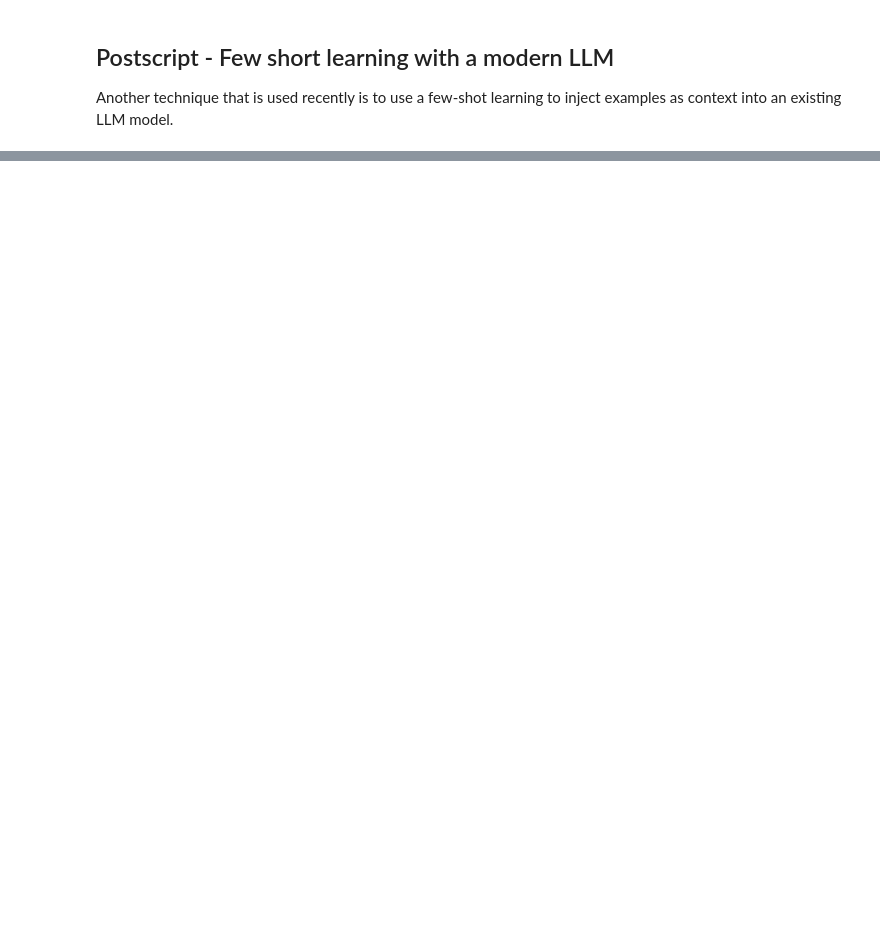
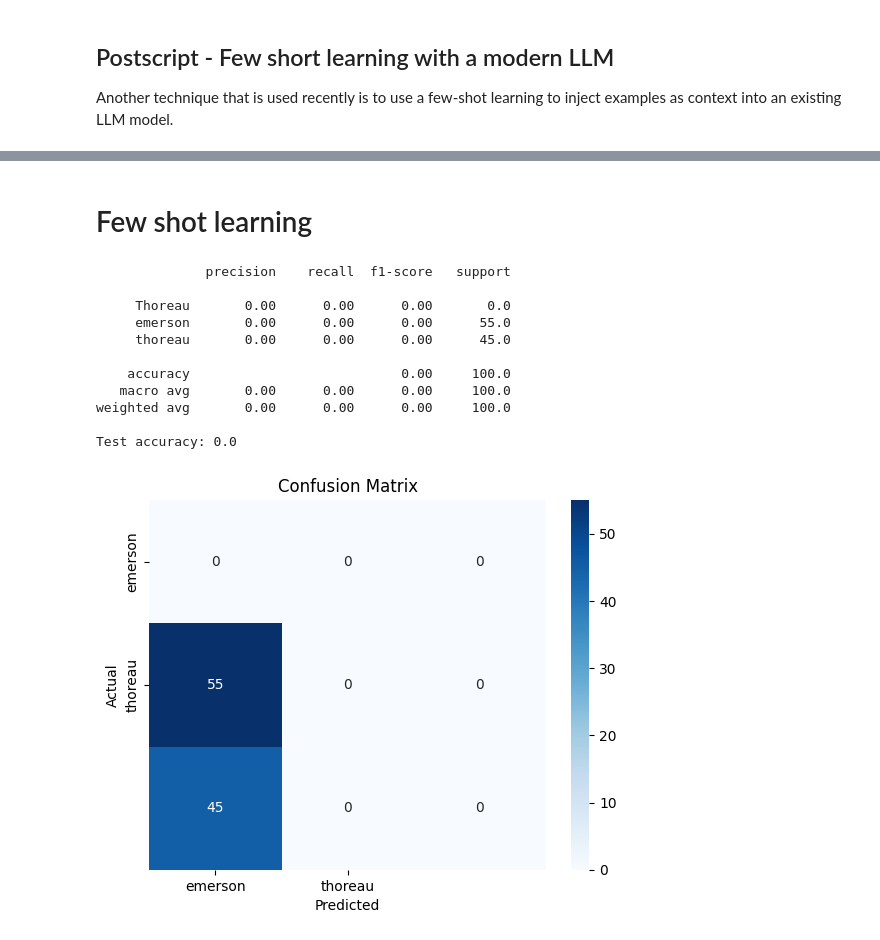
Before and after one commit to ranton256/classifying_concord, a Jupyter notebook: supervised_ML_identify_author.ipynb, the cells around one changed output, grey strips where cells are left out. Saved outputs shown, nothing was run; the diff lists cells and outputs as text; code cells hidden in the pictures; blank space fills up the shorter version.

```diff
--- a/supervised_ML_identify_author.ipynb
+++ b/supervised_ML_identify_author.ipynb
@@ -692,0 +1223,2 @@ for cnt, (idx, sample) in enumerate(samples.iterrows()):
+# %%
+few_shot_hypothesis = 'This text was authored by Ralph Waldo Emerson, and not by Henry David Thoreau'
@@ -692,0 +1236,11 @@ for cnt, (idx, sample) in enumerate(samples.iterrows()):
+# %%
+# Few shot, using our prompt and the examples.
+def few_shot_classify_text(text, true_class_label, false_class_label, hypothesis):
+    prompt_text = generate_prompt(text, true_class_label, false_class_label)
+
+    predicted_probability = zero_shot_classify(
+      prompt_text,
+      hypothesis,
+      model, tokenizer)
+    label = true_class_label if predicted_probability > 0.5 else false_class_label
+    return label, predicted_probability
@@ -692,0 +1316,31 @@ for cnt, (idx, sample) in enumerate(samples.iterrows()):
+# %%
+# TODO: we are overrunning our max tokens by quite a lot for this model and number of samples. Let's reduce sample size.
+from tqdm import tqdm
+
+MAX_SAMPLES = 100 # TODO: remove and/or increase
+
+texts = training_df["text"].tolist()
+y_actual = training_df["label"].tolist()
+
+x_subset = texts[:MAX_SAMPLES]
+y_actual_subset = y_actual[:MAX_SAMPLES]
+
+
+# use tqdm to show progress
+y_pred_subset = [few_shot_classify_text(text, "Emerson", "Thoreau", few_shot_hypothesis)[0] for text in tqdm(x_subset)]
+# %%
+show_metrics(y_actual_subset, y_pred_subset, "Few shot learning")
+# %% [output]
+# Few shot learning
+              precision    recall  f1-score   support
+
+     Thoreau       0.00      0.00      0.00       0.0
+     emerson       0.00      0.00      0.00      55.0
+     thoreau       0.00      0.00      0.00      45.0
+
+    accuracy                           0.00     100.0
+   macro avg       0.00      0.00      0.00     100.0
+weighted avg       0.00      0.00      0.00     100.0
+
+Test accuracy: 0.0
+[figure, added]
```
Also changed, not shown: parts of 68 cells of this notebook.
